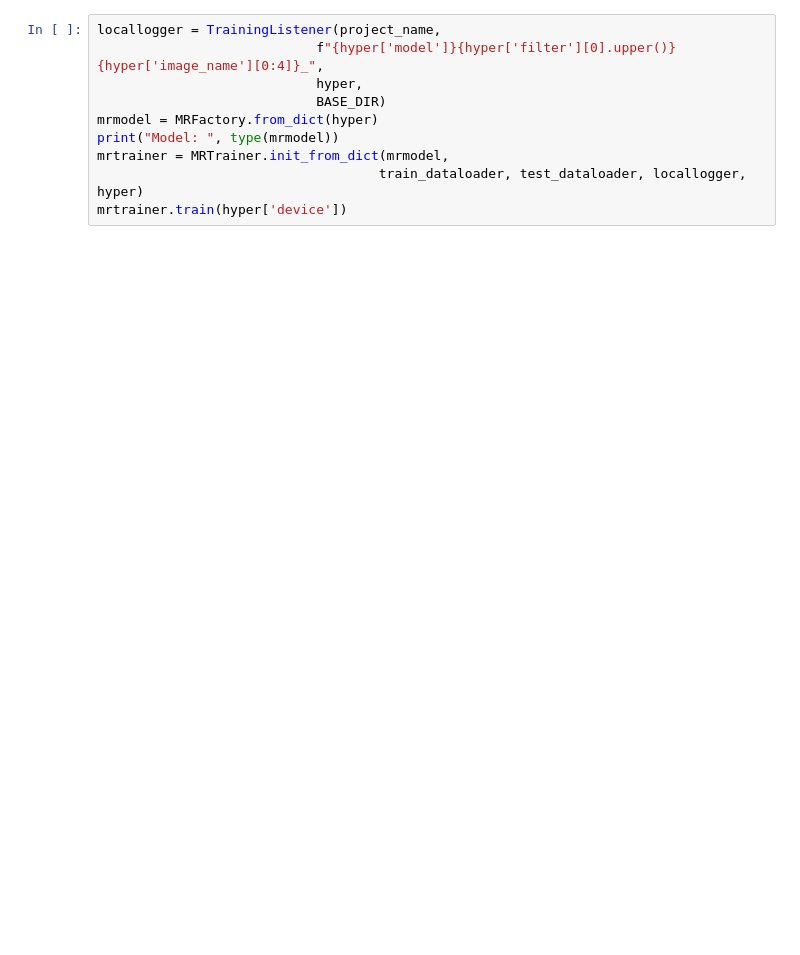
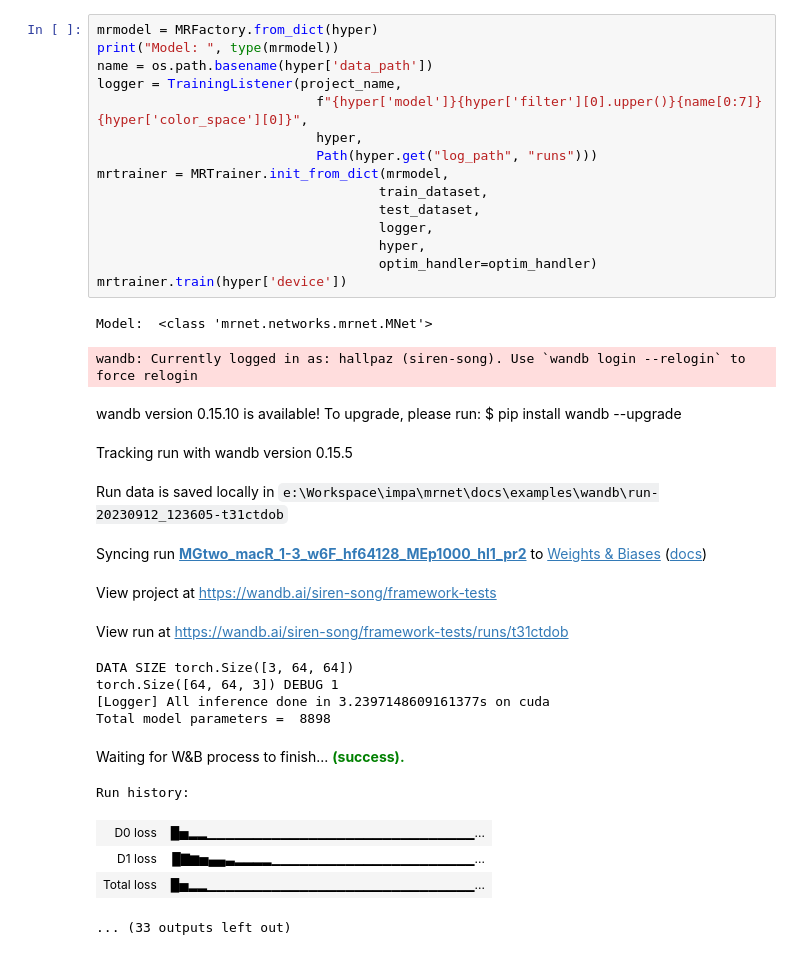
Before and after one commit to visgraf/mrnet, a Jupyter notebook: docs/examples/train-eval.ipynb, the cells around one changed output. Cells and saved outputs as stored; diff of their text form; blank space fills up the shorter version.

```diff
--- a/docs/examples/train-eval.ipynb
+++ b/docs/examples/train-eval.ipynb
@@ -39,11 +49,35 @@ test_dataloader = create_MR_structure(base_signal, hyper['max_stages'],
 # %%
-locallogger = TrainingListener(project_name,
-                            f"{hyper['model']}{hyper['filter'][0].upper()}{hyper['image_name'][0:4]}_",
-                            hyper,
-                            BASE_DIR)
 mrmodel = MRFactory.from_dict(hyper)
 print("Model: ", type(mrmodel))
+name = os.path.basename(hyper['data_path'])
+logger = TrainingListener(project_name,
+                            f"{hyper['model']}{hyper['filter'][0].upper()}{name[0:7]}{hyper['color_space'][0]}",
+                            hyper,
+                            Path(hyper.get("log_path", "runs")))
 mrtrainer = MRTrainer.init_from_dict(mrmodel,
-                                    train_dataloader, test_dataloader, locallogger, hyper)
+                                    train_dataset,
+                                    test_dataset,
+                                    logger,
+                                    hyper,
+                                    optim_handler=optim_handler)
 mrtrainer.train(hyper['device'])
+# %% [output]
+Model:  <class 'mrnet.networks.mrnet.MNet'>
+wandb: Currently logged in as: hallpaz (siren-song). Use `wandb login --relogin` to force relogin
+wandb version 0.15.10 is available! To upgrade, please run: $ pip install wandb --upgrade
+Tracking run with wandb version 0.15.5
+Run data is saved locally in e:\Workspace\impa\mrnet\docs\examples\wandb\run-20230912_123605-t31ctdob
+Syncing run MGtwo_macR_1-3_w6F_hf64128_MEp1000_hl1_pr2 to Weights & Biases (docs)
+View project at https://wandb.ai/siren-song/framework-tests
+View run at https://wandb.ai/siren-song/framework-tests/runs/t31ctdob
+DATA SIZE torch.Size([3, 64, 64])
+torch.Size([64, 64, 3]) DEBUG 1
+[Logger] All inference done in 3.2397148609161377s on cuda
+Total model parameters =  8898
+Waiting for W&B process to finish... (success).
+Run history:
+| D0 loss | █▅▂▂▁▁▁▁▁▁▁▁▁▁▁▁▁▁▁▁▁▁▁▁▁▁▁▁▁▁▁▁▁... |
+| D1 loss | █▇▆▅▄▄▃▂▂▂▂▁▁▁▁▁▁▁▁▁▁▁▁▁▁▁▁▁▁▁▁▁▁... |
+| Total loss | █▅▂▂▁▁▁▁▁▁▁▁▁▁▁▁▁▁▁▁▁▁▁▁▁▁▁▁▁▁▁▁▁... |
+... (33 outputs left out)
 # %%
```
Also changed, not shown: parts of 7 cells of this notebook, 15 other files.
